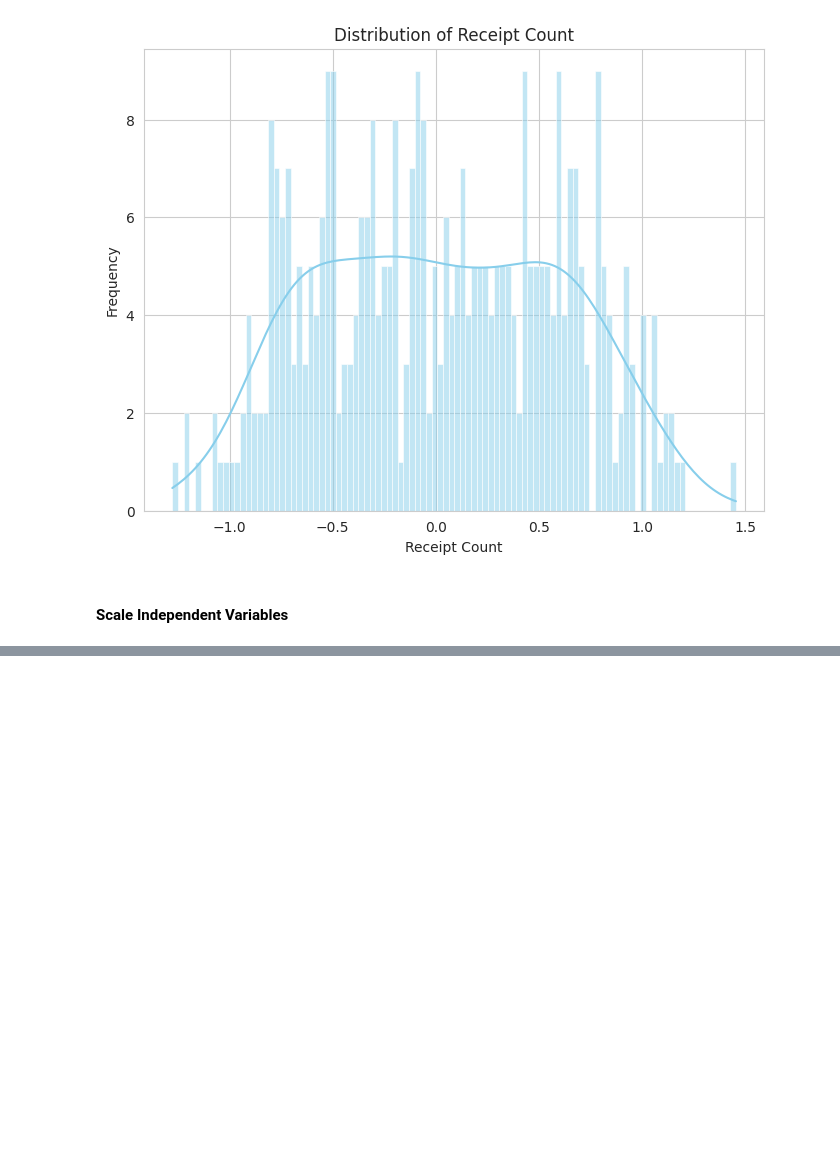
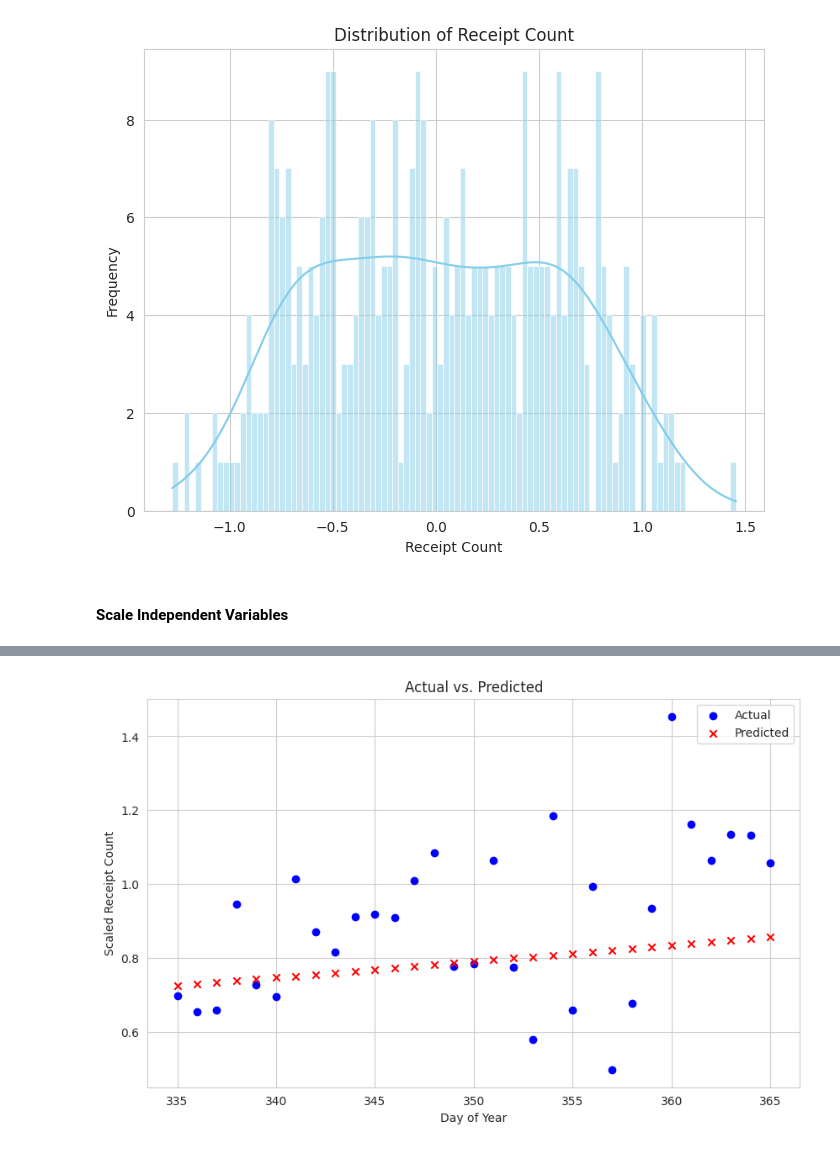
Before and after one commit to ahnaf000/Fetch_ML_Engineer, a Jupyter notebook: notebook/playground.ipynb, the cells around one changed output, grey strips where cells are left out. Drawn from its saved outputs; the diff is of its cells as text; code cells hidden in the pictures; blank space fills up the shorter version.

Commit message:
created simple linear regression model. need to modify scaling target column

```diff
--- a/notebook/playground.ipynb
+++ b/notebook/playground.ipynb
@@ -241,0 +349,80 @@ plt.show()
+# %%
+def r2_score(target, prediction):
+    """Calculates the r2 score of the model
+
+    Args-
+        target- Actual values of the target variable
+        prediction- Predicted values, calculated using the model
+
+    Returns-
+        r2- r-squared score of the model
+    """
+    r2 = 1- torch.sum((target-prediction)**2) / torch.sum((target-target.float().mean())**2)
+    return r2
+# %%
+TRAIN_DATA_MONTHS = 11 # the number of months to use for training
+# Step 1: Create datasets
+train_data = df[df['month'] <= TRAIN_DATA_MONTHS]  # First 9 months for training
+test_data = df[df['month'] > TRAIN_DATA_MONTHS]    # Last 3 months for testing
+
+
+X_train = torch.tensor(train_data['day_of_year'].values, dtype=torch.float64).view(-1, 1)
+y_train = torch.tensor(train_data['scaled_Receipt_Count'].values, dtype=torch.float64).view(-1, 1)
+
+X_test = torch.tensor(test_data['day_of_year'].values, dtype=torch.float64).view(-1, 1)
+y_test = torch.tensor(test_data['scaled_Receipt_Count'].values, dtype=torch.float64).view(-1, 1)
+
+
+# Step 2: Define the Linear Regression model
+class LinearRegression(nn.Module):
+    def __init__(self, input_dim, output_dim):
+        super(LinearRegression, self).__init__()
+        self.linear = nn.Linear(input_dim, output_dim)
+
+    def forward(self, x):
+        return self.linear(x)
+
+model = LinearRegression(1, 1)
+model.double()
+
+# Step 3: Set loss criterion and optimizer
+criterion = nn.MSELoss()
+optimizer = optim.SGD(model.parameters(), lr=0.000001)
+
+
+# Step 4: Train the model
+num_epochs = 1000
+for epoch in range(num_epochs):
+    # Forward pass
+    outputs = model(X_train)
+    loss = criterion(outputs, y_train)
+
+    # Backward pass and optimization
+    optimizer.zero_grad()
+    loss.backward()
+    optimizer.step()
+
+    if (epoch+1) % 100 == 0:
+        print(f'Epoch [{epoch+1}/{num_epochs}], Loss: {loss.item():.4f}')
+
+# Evaluate the model
+model.eval()
+with torch.no_grad():
+    y_pred = model(X_test)
+    test_loss = criterion(y_pred, y_test)
+    print(f"Test Loss: {test_loss.item():.4f}")
+
+
+print("r-squared score = {}".format(r2_score(y_test, y_pred)))
+
+# Create a scatter plot of actual vs. predicted values
+plt.figure(figsize=(10, 6))
+plt.scatter(X_test.numpy(), y_test, color='blue', label='Actual')
+plt.scatter(X_test.numpy(), y_pred, color='red', marker='x', label='Predicted')
+plt.xlabel('Day of Year')
+plt.ylabel('Scaled Receipt Count')
+plt.title('Actual vs. Predicted')
+plt.legend()
+plt.grid(True)
+plt.show()
+# %% [output]
@@ -241,0 +441 @@ plt.show()
+[figure, added]
```
Also changed, not shown: parts of 14 cells of this notebook, 1 other file.
